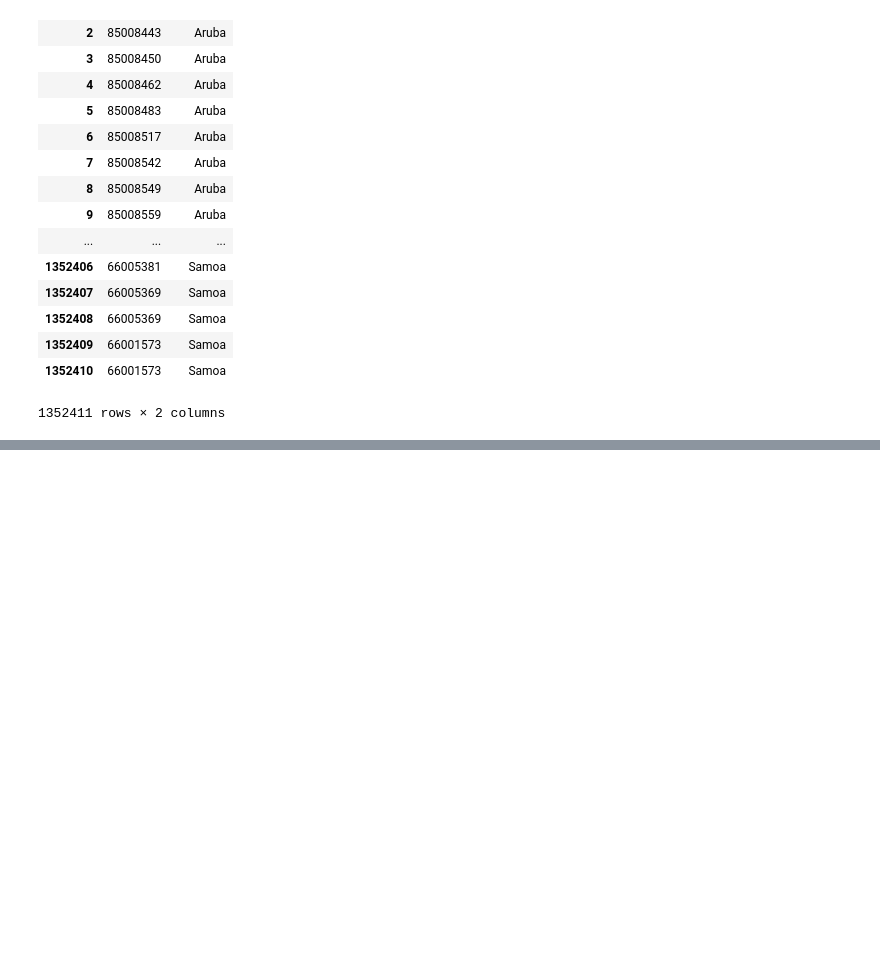
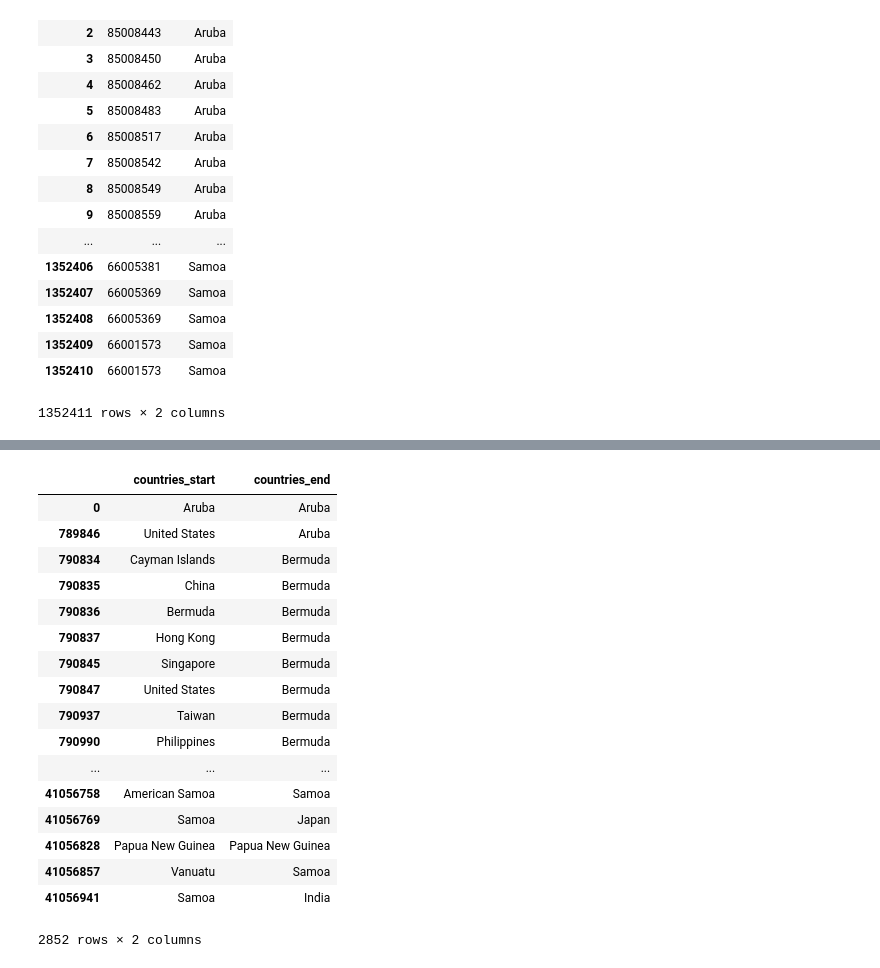
Before and after one commit to sabburi/mgt-8803, a Jupyter notebook: sri.ipynb, the cells around one changed output, grey strips where cells are left out. Cells and saved outputs as stored; diff of their text form; code cells hidden in the pictures; blank space fills up the shorter version.

```diff
--- a/sri.ipynb
+++ b/sri.ipynb
@@ -90,0 +184,25 @@ filtered_df.to_csv("filtered_countries.csv")
+# %%
+bigger_filtered_df = bigger_filtered_df.drop_duplicates()
+# %%
+# bigger_filtered_df.loc[:, lambda df: ['START_ID', 'END_ID', 'countries_start', 'countries_end']]
+temp = bigger_filtered_df.loc[:, lambda df: ['countries_start', 'countries_end']]
+temp.drop_duplicates()
+# %% [output]
+|  | countries_start | countries_end |
+| 0 | Aruba | Aruba |
+| 789846 | United States | Aruba |
+| 790834 | Cayman Islands | Bermuda |
+| 790835 | China | Bermuda |
+| 790836 | Bermuda | Bermuda |
+| 790837 | Hong Kong | Bermuda |
+| 790845 | Singapore | Bermuda |
+| 790847 | United States | Bermuda |
+| 790937 | Taiwan | Bermuda |
+| 790990 | Philippines | Bermuda |
+| ... | ... | ... |
+| 41056758 | American Samoa | Samoa |
+| 41056769 | Samoa | Japan |
+| 41056828 | Papua New Guinea | Papua New Guinea |
+| 41056857 | Vanuatu | Samoa |
+| 41056941 | Samoa | India |
+2852 rows × 2 columns
```
Also changed, not shown: parts of 9 cells of this notebook.
